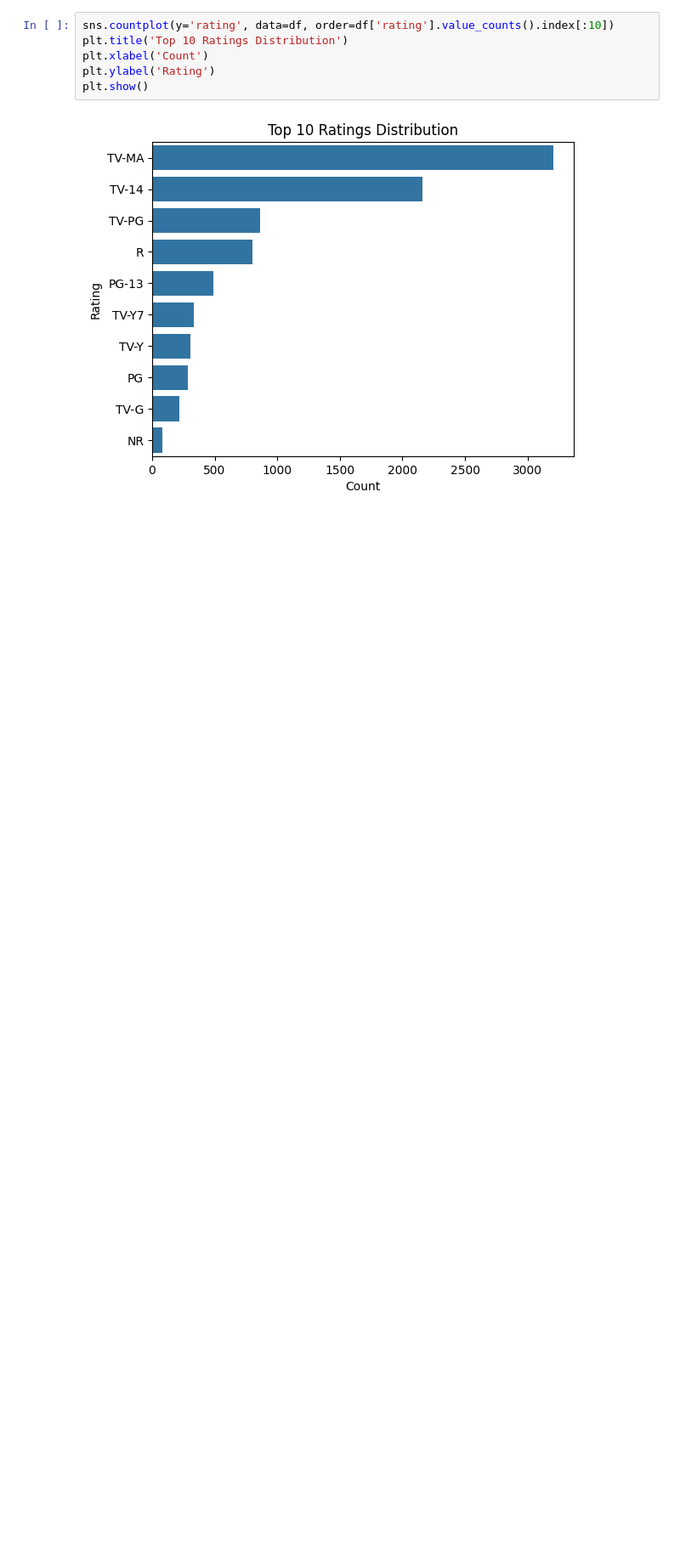
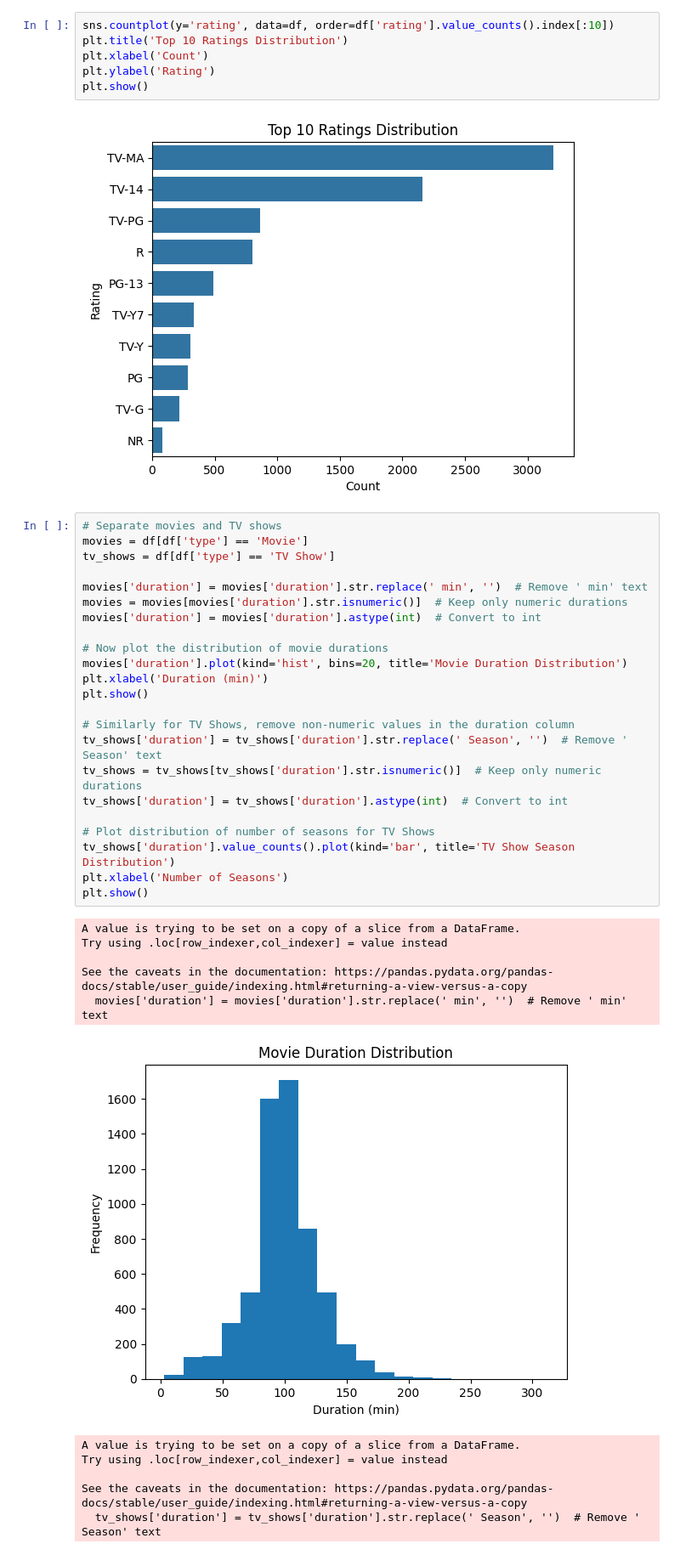
Before and after one commit to abshwabu/netflix_shows, a Jupyter notebook: app.ipynb, the cells around one changed output. Shown: that part at 85% size. Saved outputs shown, nothing was run; the diff lists cells and outputs as text; blank space fills up the shorter version.

Commit message:
Duration Analysis

```diff
--- a/app.ipynb
+++ b/app.ipynb
@@ -116,3 +116,38 @@ plt.ylabel('Rating')
 plt.show()
 # %% [output]
 [figure]
+# %%
+# Separate movies and TV shows
+movies = df[df['type'] == 'Movie']
+tv_shows = df[df['type'] == 'TV Show']
+
+movies['duration'] = movies['duration'].str.replace(' min', '')  # Remove ' min' text
+movies = movies[movies['duration'].str.isnumeric()]  # Keep only numeric durations
+movies['duration'] = movies['duration'].astype(int)  # Convert to int
+
+# Now plot the distribution of movie durations
+movies['duration'].plot(kind='hist', bins=20, title='Movie Duration Distribution')
+plt.xlabel('Duration (min)')
+plt.show()
+
+# Similarly for TV Shows, remove non-numeric values in the duration column
+tv_shows['duration'] = tv_shows['duration'].str.replace(' Season', '')  # Remove ' Season' text
+tv_shows = tv_shows[tv_shows['duration'].str.isnumeric()]  # Keep only numeric durations
+tv_shows['duration'] = tv_shows['duration'].astype(int)  # Convert to int
+
+# Plot distribution of number of seasons for TV Shows
+tv_shows['duration'].value_counts().plot(kind='bar', title='TV Show Season Distribution')
+plt.xlabel('Number of Seasons')
+plt.show()
+# %% [output]
+A value is trying to be set on a copy of a slice from a DataFrame.
+Try using .loc[row_indexer,col_indexer] = value instead
+
+See the caveats in the documentation: https://pandas.pydata.org/pandas-docs/stable/user_guide/indexing.html#returning-a-view-versus-a-copy
+  movies['duration'] = movies['duration'].str.replace(' min', '')  # Remove ' min' text
+[figure, added]
+A value is trying to be set on a copy of a slice from a DataFrame.
+Try using .loc[row_indexer,col_indexer] = value instead
+
+See the caveats in the documentation: https://pandas.pydata.org/pandas-docs/stable/user_guide/indexing.html#returning-a-view-versus-a-copy
+  tv_shows['duration'] = tv_shows['duration'].str.replace(' Season', '')  # Remove ' Season' text
```
Also changed, not shown: parts of 1 cell of this notebook.
